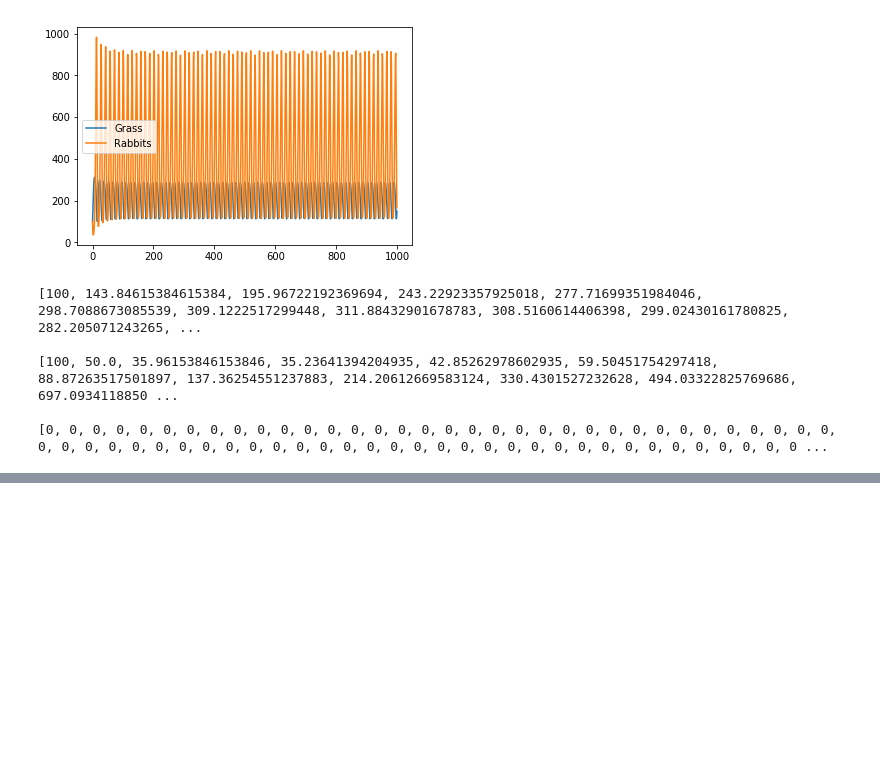
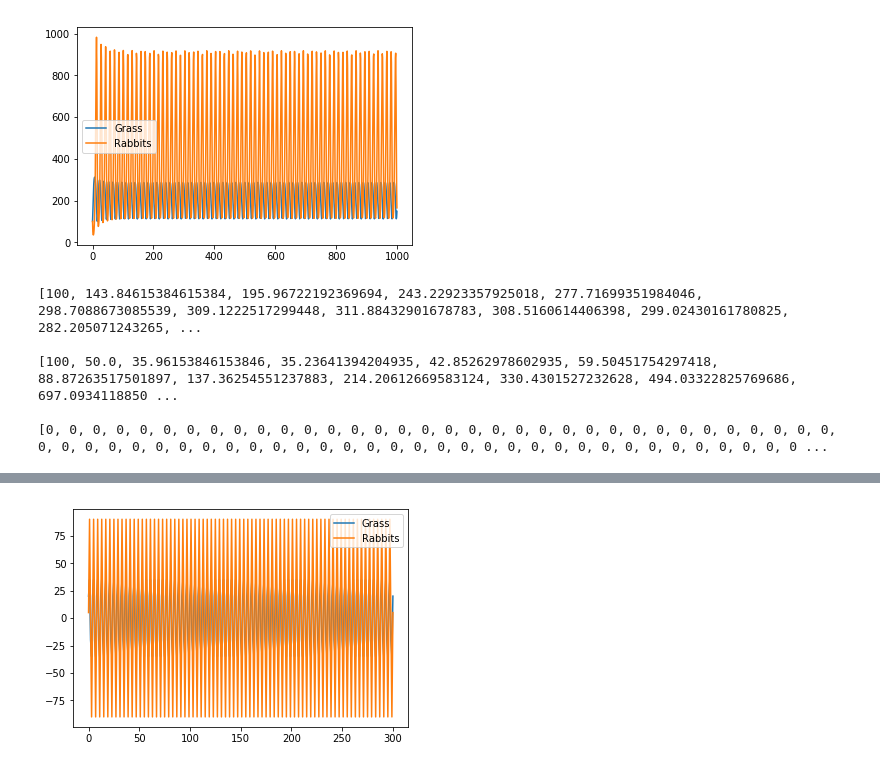
Before and after one commit to Kicajowyfreestyle/LotkaVolterra, a Jupyter notebook: LV.ipynb, the cells around one changed output, grey strips where cells are left out. Drawn from its saved outputs; the diff is of its cells as text; code cells hidden in the pictures; blank space fills up the shorter version.

```diff
--- a/LV.ipynb
+++ b/LV.ipynb
@@ -51,0 +55,3 @@ print W
+# %%
+A = np.array([[2,-1],[5, -2]])
+print A
@@ -51,0 +61,4 @@ print W
+# %%
+x0 = np.array([[20],[5]])
+print x0
+x = np.array([x0])
@@ -51,0 +68,7 @@ print W
+# %%
+for i in range(300):
+    x = np.append(x, [A.dot(x[i])], axis=0)
+# %%
+print x
+G = x[:,0]
+R = x[:,1]
@@ -51,0 +93,8 @@ print W
+# %%
+grass, = plt.plot(G, label='Grass')
+prey, = plt.plot(R, label='Rabbits')
+#predator, = plt.plot(W[ranMin:ranMax], label='Predator')
+plt.legend(handles=[grass, prey])
+plt.show()
+# %% [output]
+[figure, added]
```
Also changed, not shown: parts of 4 cells of this notebook.
